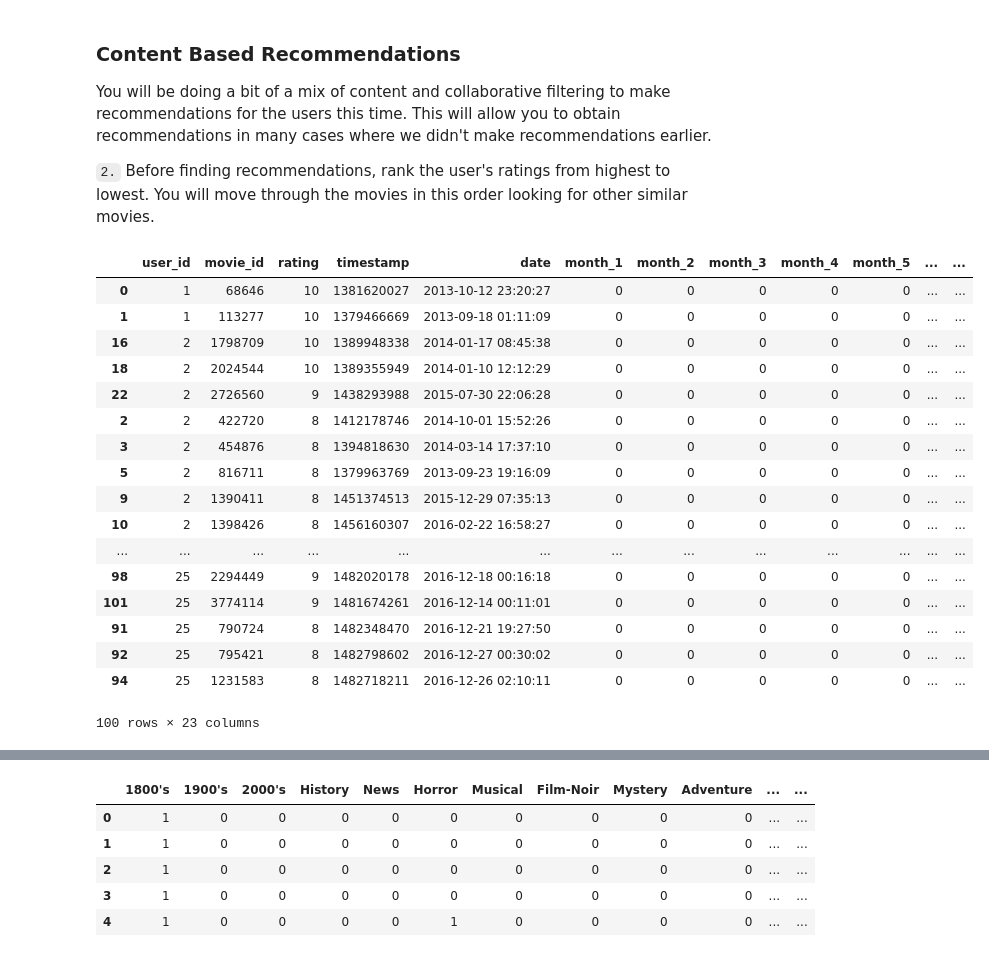
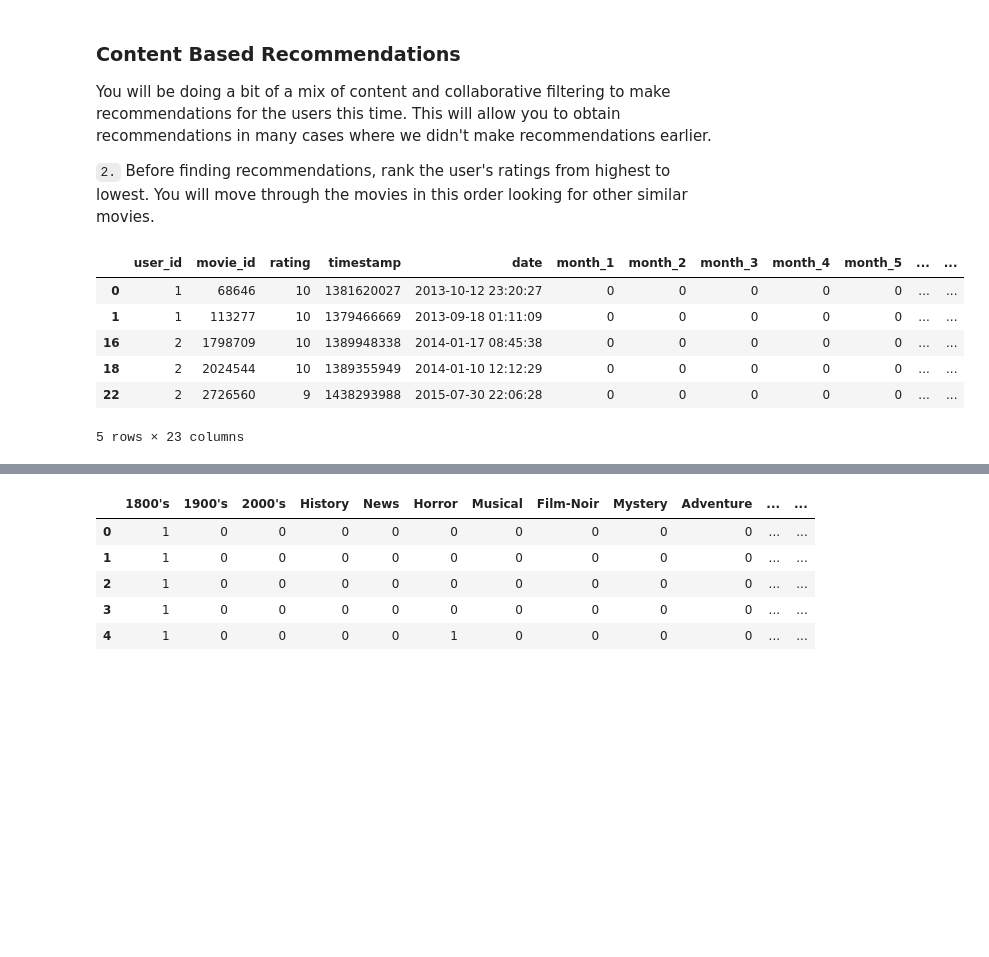
Before and after one commit to amosvoron/udacity, a Jupyter notebook: Content_Based_Recommendations.ipynb, the cells around one changed output, grey strips where cells are left out. Saved outputs shown, nothing was run; the diff lists cells and outputs as text; code cells hidden in the pictures; blank space fills up the shorter version.

```diff
--- a/Content_Based_Recommendations.ipynb
+++ b/Content_Based_Recommendations.ipynb
@@ -92,26 +82,15 @@ You will be doing a bit of a mix of content and collaborative filtering to make
 # %%
 # create a dataframe similar to reviews, but ranked by rating for each user
 reviews_ranked = reviews.sort_values(by=['user_id', 'rating'], ascending=[True,False])
-reviews_ranked.head(100)
+reviews_ranked.head()
 # %% [output]
 |  | user_id | movie_id | rating | timestamp | date | month_1 | month_2 | month_3 | month_4 | month_5 | ... | ... |
 | 0 | 1 | 68646 | 10 | 1381620027 | 2013-10-12 23:20:27 | 0 | 0 | 0 | 0 | 0 | ... | ... |
 | 1 | 1 | 113277 | 10 | 1379466669 | 2013-09-18 01:11:09 | 0 | 0 | 0 | 0 | 0 | ... | ... |
 | 16 | 2 | 1798709 | 10 | 1389948338 | 2014-01-17 08:45:38 | 0 | 0 | 0 | 0 | 0 | ... | ... |
 | 18 | 2 | 2024544 | 10 | 1389355949 | 2014-01-10 12:12:29 | 0 | 0 | 0 | 0 | 0 | ... | ... |
 | 22 | 2 | 2726560 | 9 | 1438293988 | 2015-07-30 22:06:28 | 0 | 0 | 0 | 0 | 0 | ... | ... |
-| 2 | 2 | 422720 | 8 | 1412178746 | 2014-10-01 15:52:26 | 0 | 0 | 0 | 0 | 0 | ... | ... |
-| 3 | 2 | 454876 | 8 | 1394818630 | 2014-03-14 17:37:10 | 0 | 0 | 0 | 0 | 0 | ... | ... |
-| 5 | 2 | 816711 | 8 | 1379963769 | 2013-09-23 19:16:09 | 0 | 0 | 0 | 0 | 0 | ... | ... |
-| 9 | 2 | 1390411 | 8 | 1451374513 | 2015-12-29 07:35:13 | 0 | 0 | 0 | 0 | 0 | ... | ... |
-| 10 | 2 | 1398426 | 8 | 1456160307 | 2016-02-22 16:58:27 | 0 | 0 | 0 | 0 | 0 | ... | ... |
-| ... | ... | ... | ... | ... | ... | ... | ... | ... | ... | ... | ... | ... |
-| 98 | 25 | 2294449 | 9 | 1482020178 | 2016-12-18 00:16:18 | 0 | 0 | 0 | 0 | 0 | ... | ... |
-| 101 | 25 | 3774114 | 9 | 1481674261 | 2016-12-14 00:11:01 | 0 | 0 | 0 | 0 | 0 | ... | ... |
-| 91 | 25 | 790724 | 8 | 1482348470 | 2016-12-21 19:27:50 | 0 | 0 | 0 | 0 | 0 | ... | ... |
-| 92 | 25 | 795421 | 8 | 1482798602 | 2016-12-27 00:30:02 | 0 | 0 | 0 | 0 | 0 | ... | ... |
-| 94 | 25 | 1231583 | 8 | 1482718211 | 2016-12-26 02:10:11 | 0 | 0 | 0 | 0 | 0 | ... | ... |
-100 rows × 23 columns
+5 rows × 23 columns
 # %% [markdown]
 ### Similarities
 
```
Also changed, not shown: parts of 18 cells of this notebook.
